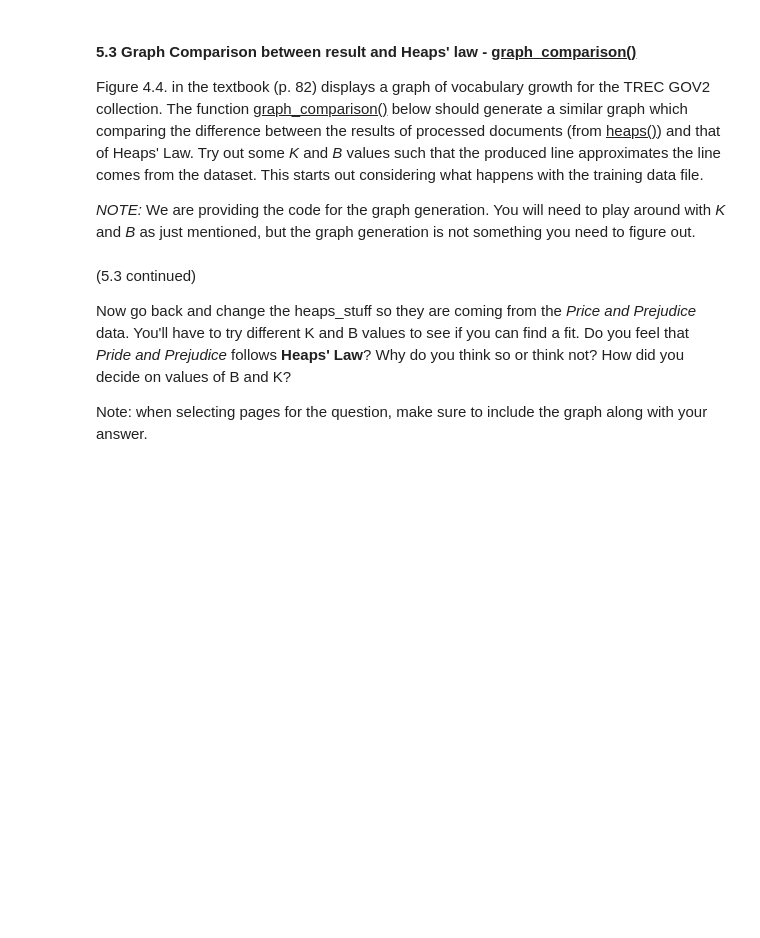
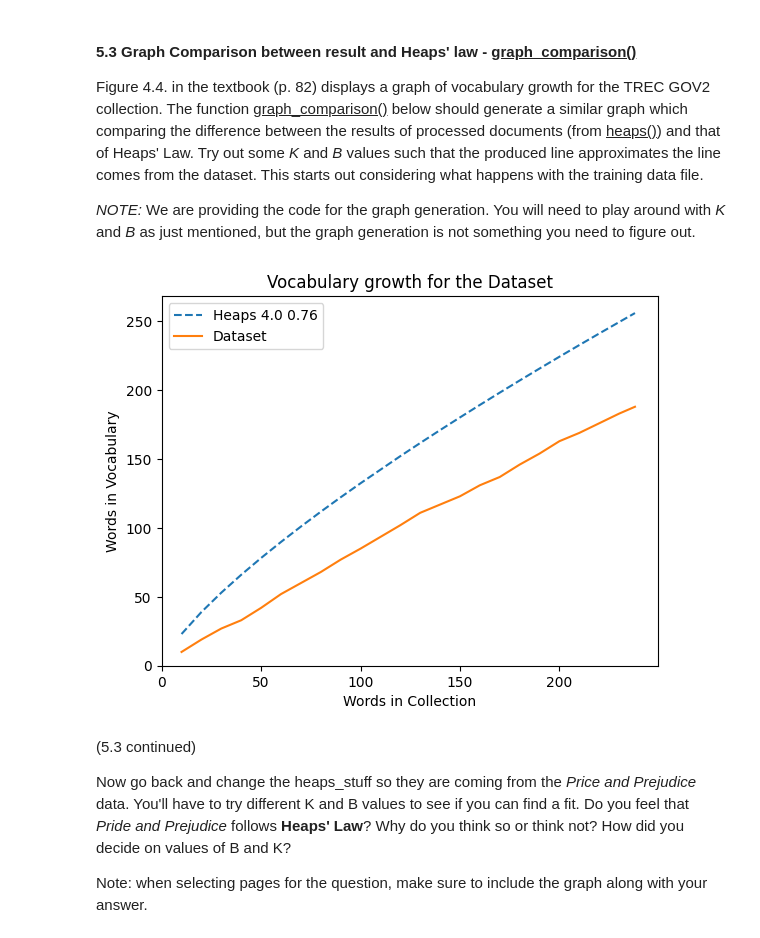
Before and after one commit to hvtran21/cs446_p1, a Jupyter notebook: updated_p1_cs446_huytran.ipynb, the cells around one changed output. Cells and saved outputs as stored; diff of their text form; code cells hidden in the pictures; blank space fills up the shorter version.

```diff
--- a/updated_p1_cs446_huytran.ipynb
+++ b/updated_p1_cs446_huytran.ipynb
@@ -981,36 +990,37 @@ def graph_comparison(heaps_result: list[tuple[int, int]], K: float, B: float) ->
     Generates a graph that compares the results of processed documents and that of heaps' law.
     The curvature of heaps' law is computed using the function f(x) = K*x^B.
 
     Args:
         heaps_result: output from the heaps() function
         K: heaps' law parameter,
         B: heaps' law parameter.
     """
-    return
     heaps = np.array(heaps_result)
 
     X = heaps[:,0]
     dataset_y = heaps[:,1]
     heaps_y = [K * (elem ** B) for elem in X]
 
     _, ax = plt.subplots(1)
     ax.plot(X, heaps_y, "--", label=f"Heaps {K} {B}")
     ax.plot(X, dataset_y, label="Dataset")
     ax.set_title("Vocabulary growth for the Dataset")
     ax.set_xlabel("Words in Collection")
     ax.set_ylabel("Words in Vocabulary")
     ax.set_xlim(xmin=0)
     ax.set_ylim(ymin=0)
     plt.legend()
     plt.show()
 
 
 
 heaps_stuff = heaps(tokenization(train_sentences, stopwords=stopwords, tokenizer_type="fancy", stemming_type="porter"))
 
-K = 3.5
-B = 0.71
+K = 4.0
+B = 0.76
 graph_comparison(heaps_result=heaps_stuff, K=K, B=B)
+# %% [output]
+[figure, added]
 # %% [markdown]
 (5.3 continued)
 
```
Also changed, not shown: parts of 1 cell of this notebook, 2 other files.
